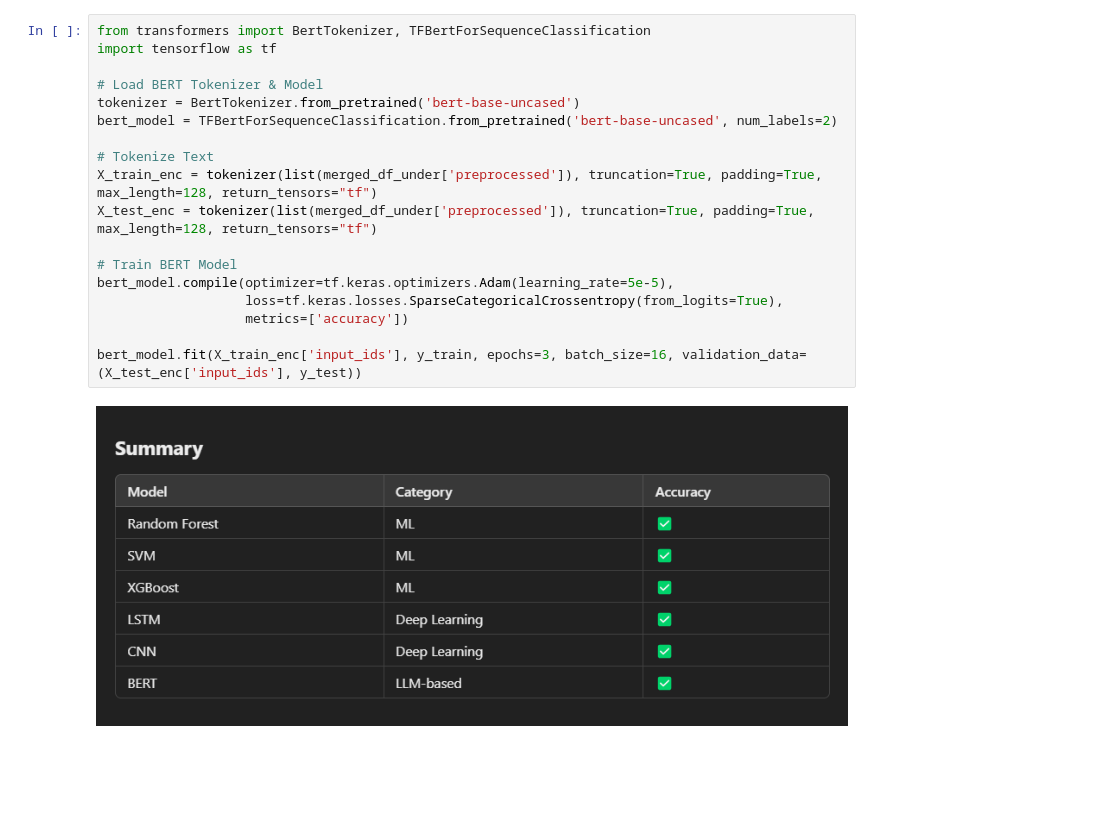
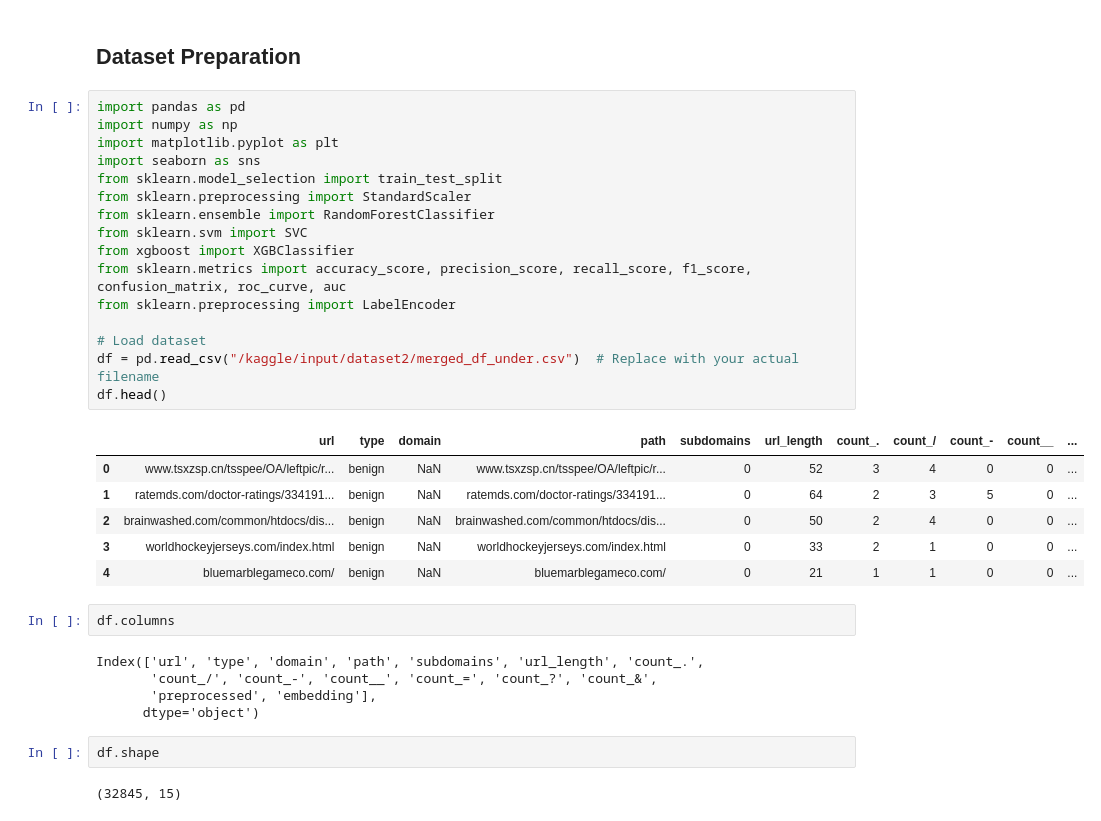
Before and after one commit to rafaykek/Hands-on-experience-in-working-with-datasets, a Jupyter notebook: shahram.ipynb, the cells around one changed output. Drawn from its saved outputs; the diff is of its cells as text; blank space fills up the shorter version.

Commit message:
models version 2

```diff
--- a/shahram.ipynb
+++ b/shahram.ipynb
@@ -88,20 +1,36 @@ cnn_model.fit(X_train_np, y_train, epochs=5, batch_size=32, validation_data=(X_t
-# %%
-from transformers import BertTokenizer, TFBertForSequenceClassification
-import tensorflow as tf
-
-# Load BERT Tokenizer & Model
-tokenizer = BertTokenizer.from_pretrained('bert-base-uncased')
-bert_model = TFBertForSequenceClassification.from_pretrained('bert-base-uncased', num_labels=2)
-
-# Tokenize Text
-X_train_enc = tokenizer(list(merged_df_under['preprocessed']), truncation=True, padding=True, max_length=128, return_tensors="tf")
-X_test_enc = tokenizer(list(merged_df_under['preprocessed']), truncation=True, padding=True, max_length=128, return_tensors="tf")
-
-# Train BERT Model
-bert_model.compile(optimizer=tf.keras.optimizers.Adam(learning_rate=5e-5),
-                   loss=tf.keras.losses.SparseCategoricalCrossentropy(from_logits=True),
-                   metrics=['accuracy'])
-
-bert_model.fit(X_train_enc['input_ids'], y_train, epochs=3, batch_size=16, validation_data=(X_test_enc['input_ids'], y_test))
-# %% [markdown]
-![image.png](attachment:41f4ff49-f93e-44f5-a06a-7ed54351e95a.png)
+# %% [markdown]
+## Dataset Preparation
+# %%
+import pandas as pd
+import numpy as np
+import matplotlib.pyplot as plt
+import seaborn as sns
+from sklearn.model_selection import train_test_split
+from sklearn.preprocessing import StandardScaler
+from sklearn.ensemble import RandomForestClassifier
+from sklearn.svm import SVC
+from xgboost import XGBClassifier
+from sklearn.metrics import accuracy_score, precision_score, recall_score, f1_score, confusion_matrix, roc_curve, auc
+from sklearn.preprocessing import LabelEncoder
+
+# Load dataset
+df = pd.read_csv("/kaggle/input/dataset2/merged_df_under.csv")  # Replace with your actual filename
+df.head()
+# %% [output]
+|  | url | type | domain | path | subdomains | url_length | count_. | count_/ | count_- | count__ | ... |
+| 0 | www.tsxzsp.cn/tsspee/OA/leftpic/r... | benign | NaN | www.tsxzsp.cn/tsspee/OA/leftpic/r... | 0 | 52 | 3 | 4 | 0 | 0 | ... |
+| 1 | ratemds.com/doctor-ratings/334191... | benign | NaN | ratemds.com/doctor-ratings/334191... | 0 | 64 | 2 | 3 | 5 | 0 | ... |
+| 2 | brainwashed.com/common/htdocs/dis... | benign | NaN | brainwashed.com/common/htdocs/dis... | 0 | 50 | 2 | 4 | 0 | 0 | ... |
+| 3 | worldhockeyjerseys.com/index.html | benign | NaN | worldhockeyjerseys.com/index.html | 0 | 33 | 2 | 1 | 0 | 0 | ... |
+| 4 | bluemarblegameco.com/ | benign | NaN | bluemarblegameco.com/ | 0 | 21 | 1 | 1 | 0 | 0 | ... |
+# %%
+df.columns
+# %% [output]
+Index(['url', 'type', 'domain', 'path', 'subdomains', 'url_length', 'count_.',
+       'count_/', 'count_-', 'count__', 'count_=', 'count_?', 'count_&',
+       'preprocessed', 'embedding'],
+      dtype='object')
+# %%
+df.shape
+# %% [output]
+(32845, 15)
```
Also changed, not shown: parts of 14 cells of this notebook.
